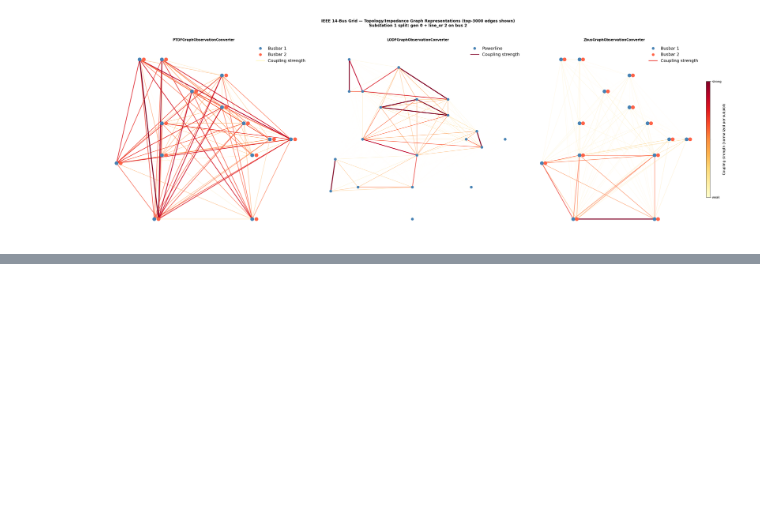
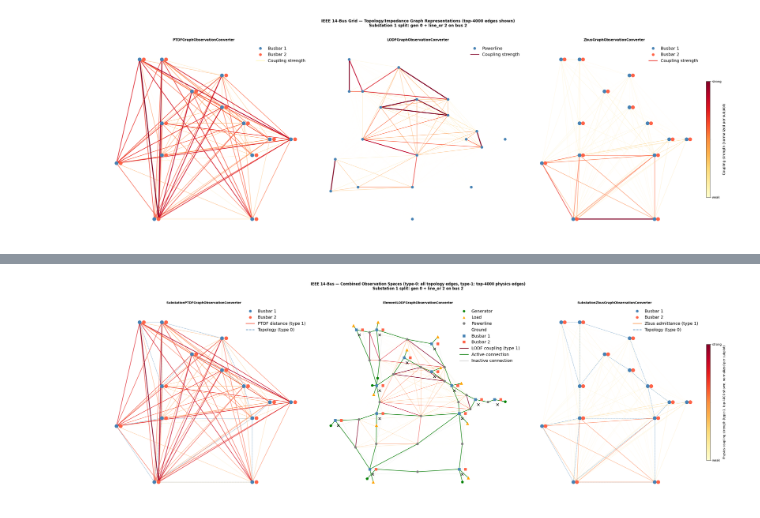
Before and after one commit to AdrianDegenkolb/NRI-for-explainable-RL-in-Power-Grids, a Jupyter notebook: src/visualization/graph_obs_spaces_ieee14.ipynb, the cells around one changed output, grey strips where cells are left out. Drawn from its saved outputs; the diff is of its cells as text; code cells hidden in the pictures; blank space fills up the shorter version.

Commit message:
Implemented more Observation Spaces and added script for multi seed comparison

```diff
--- a/src/visualization/graph_obs_spaces_ieee14.ipynb
+++ b/src/visualization/graph_obs_spaces_ieee14.ipynb
@@ -146,7 +143,7 @@ if done_ls:
 else:
     print(f"Elements on bus 2: {(obs_ls.topo_vect == 2).sum()}")
 
-TOP_K = 3000  # number of strongest edges to display per converter
+TOP_K = 4000  # number of strongest edges to display per converter
 
 converters_ls = [
     ("PTDFGraphObservationConverter",
@@ -205,0 +215,72 @@ Elements on bus 2: 2
+# %%
+import numpy as np
+from grid2op_env.observation_converter import (
+    ElementLODFGraphObservationConverter,
+    SubstationPTDFGraphObservationConverter,
+    SubstationZbusGraphObservationConverter,
+    EDGE_TYPE,
+)
+
+TOP_K = 4000  # strongest type-1 edges to display per converter
+
+converters_combined = [
+    ("SubstationPTDFGraphObservationConverter",
+     SubstationPTDFGraphObservationConverter(
+         backend=env_ls.backend, g2op_obs_space=env_ls.observation_space)),
+    ("ElementLODFGraphObservationConverter",
+     ElementLODFGraphObservationConverter(
+         backend=env_ls.backend, g2op_obs_space=env_ls.observation_space)),
+    ("SubstationZbusGraphObservationConverter",
+     SubstationZbusGraphObservationConverter(
+         backend=env_ls.backend, g2op_obs_space=env_ls.observation_space)),
+]
+
+fig, axs = plt.subplots(1, 3, figsize=(30, 10), dpi=100)
+
+for ax, (title, converter) in zip(axs, converters_combined):
+    gym_obs   = converter.to_gym(obs_ls)
+    conv_type = type(converter)
+
+    active_mask  = gym_obs[EDGE_MASK].astype(bool)
+    edge_types   = gym_obs[EDGE_TYPE]
+    edge_weights = np.nan_to_num(np.abs(gym_obs[EDGES][:, 0]))
+
+    # Keep all type-0 (topology/element-bus) edges.
+    topo_mask = active_mask & (edge_types == 0)
+
+    # Keep top-K type-1 (physics) edges by weight.
+    phys_idx   = np.where(active_mask & (edge_types == 1))[0]
+    top_idx    = phys_idx[np.argsort(edge_weights[phys_idx])[-TOP_K:]]
+    phys_mask  = np.zeros(len(active_mask), dtype=bool)
+    phys_mask[top_idx] = True
+
+    display_mask = topo_mask | phys_mask
+
+    node_styles = get_node_styles(env_ls, conv_type)
+    edge_styles = get_edge_styles(gym_obs, conv_type, edge_mask=display_mask)
+    args = PlottingArgs(
+        num_nodes=len(node_styles),
+        powerline_edge_index=gym_obs[EDGE_INDEX][:, display_mask],
+        node_styles=node_styles,
+        edge_styles=edge_styles,
+        show_legend=True,
+    )
+    visualize_graph(args, ax=ax)
+    ax.set_title(title, fontsize=10, fontweight="bold")
+
+sm = mcm.ScalarMappable(cmap="YlOrRd", norm=mcolors_norm.Normalize(vmin=0, vmax=1))
+sm.set_array([])
+cbar = fig.colorbar(sm, ax=axs[-1], shrink=0.6, aspect=30, pad=0.02)
+cbar.set_label(f"Physics coupling strength (type-1, top-{TOP_K} shown, normalized per subplot)", fontsize=10)
+cbar.set_ticks([0.0, 0.5, 1.0])
+cbar.set_ticklabels(["weak", "", "strong"])
+
+plt.suptitle(
+    f"IEEE 14-Bus — Combined Observation Spaces (type-0: all topology edges, type-1: top-{TOP_K} physics edges)\n"
+    "Substation 1 split: gen 0 + line_or 2 on bus 2",
+    fontsize=12, fontweight="bold", y=1.02,
+)
+plt.tight_layout()
+plt.show()
+# %% [output]
+[figure, added]
```
Also changed, not shown: parts of 2 cells of this notebook, 15 other files.
